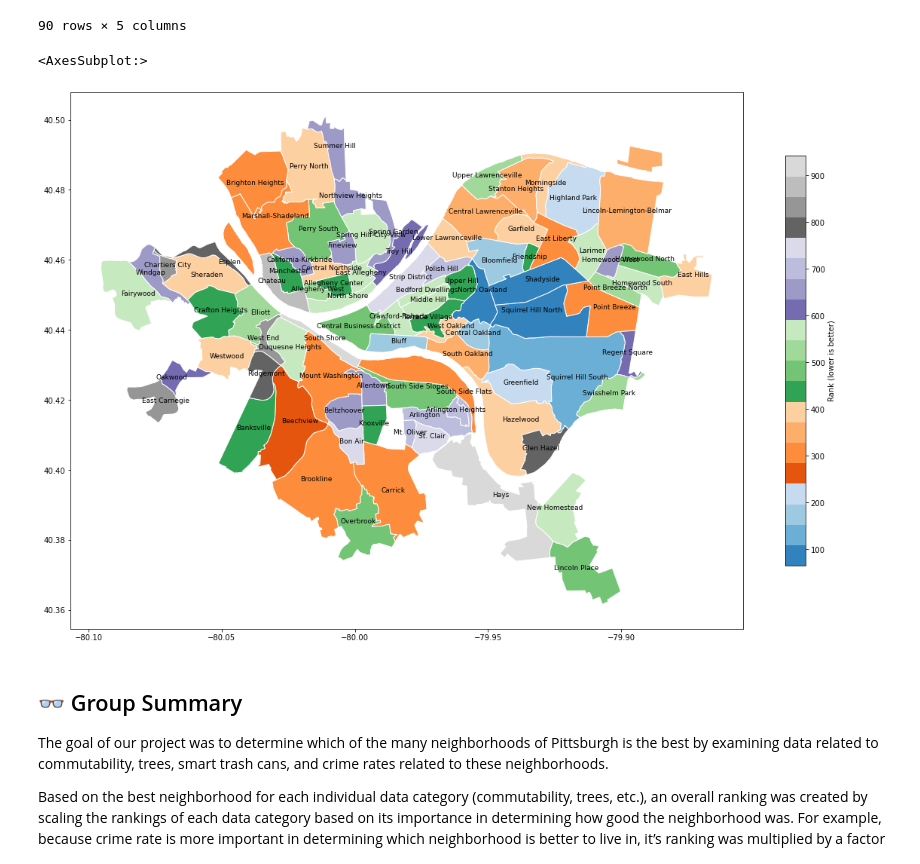
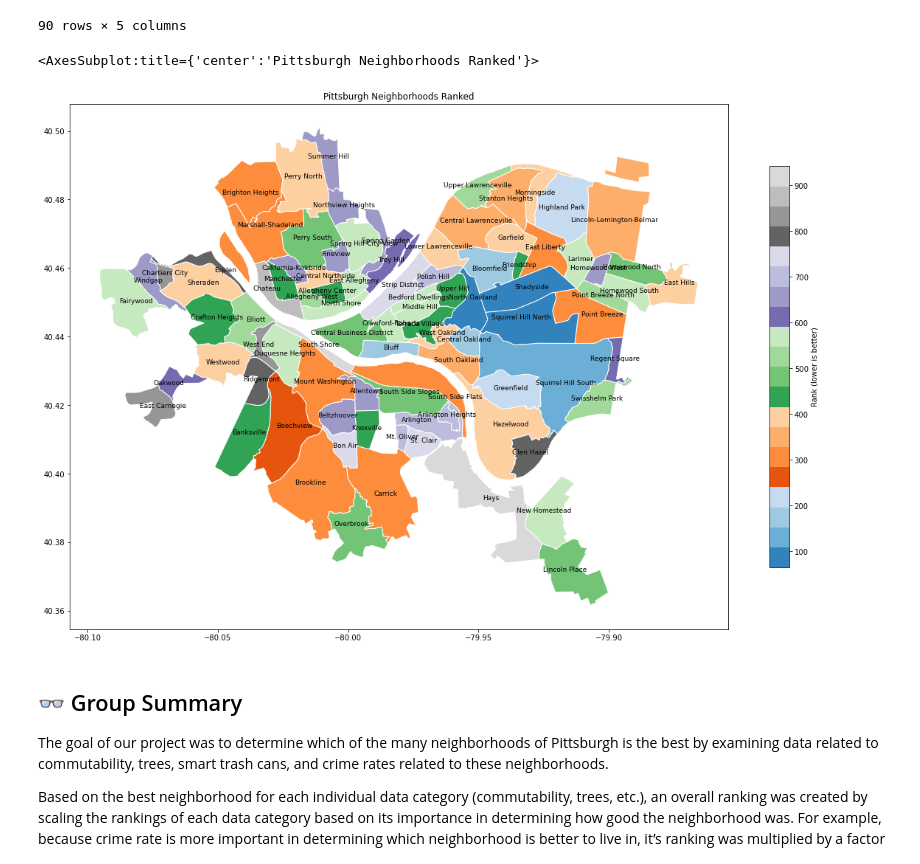
Before and after one commit to hunterbash/0010-final-project, a Jupyter notebook: final.ipynb, the cells around one changed output. Saved outputs shown, nothing was run; the diff lists cells and outputs as text; code cells hidden in the pictures.

```diff
--- a/final.ipynb
+++ b/final.ipynb
@@ -6,18 +6,18 @@
 import pandas as pd
 
 # read census data
-data = pd.read_csv("data/SNAP/Neighborhoods_with_SNAP_data.csv")
+data = pd.read_csv("data/Neighborhoods_with_SNAP_data.csv")
 
 # make easier column names
-data['name'] = data['Neighborhood_2010_HOOD']             # neighborhood name
-data['drive'] = data['SNAP_All_csv_Commute_to_Work__D']   # drive to work alone
+data['name']    = data['Neighborhood_2010_HOOD']          # neighborhood name
+data['drive']   = data['SNAP_All_csv_Commute_to_Work__D'] # drive to work alone
 data['carpool'] = data['SNAP_All_csv_Commute_to_Work__C'] # carpool/vanpool
-data['public'] = data['SNAP_All_csv_Commute_to_Work__P']  # public transit
-data['taxi'] = data['SNAP_All_csv_Commute_to_Work__T']    # taxi
-data['motor'] = data['SNAP_All_csv_Commute_to_Work__M']   # motorcycle
-data['bike'] = data['SNAP_All_csv_Commute_to_Work__B']    # bike
-data['walk'] = data['SNAP_All_csv_Commute_to_Work__W']    # walk
-data['other'] = data['SNAP_All_csv_Commute_to_Work__O']   # other
+data['public']  = data['SNAP_All_csv_Commute_to_Work__P'] # public transit
+data['taxi']    = data['SNAP_All_csv_Commute_to_Work__T'] # taxi
+data['motor']   = data['SNAP_All_csv_Commute_to_Work__M'] # motorcycle
+data['bike']    = data['SNAP_All_csv_Commute_to_Work__B'] # bike
+data['walk']    = data['SNAP_All_csv_Commute_to_Work__W'] # walk
+data['other']   = data['SNAP_All_csv_Commute_to_Work__O'] # other
 
 # clean data
 data = data.fillna(0)
@@ -73,12 +73,7 @@ commute # print
 # %% [markdown]
 ## 🕵️‍♂️ Crime
 # %%
-data['name'] = data['Neighborhood_2010_HOOD']
-#data['score'] = (-1)* data['SNAP_All_csv_Part_1_Crime_per_1']/(data['SNAP_All_csv_Part_1_Crime_per_1'].max())
-
 data['score'] = (((1)* data['SNAP_All_csv_Part_1_Crime_per_1']/(data['SNAP_All_csv_Part_1_Crime_per_1'].max())) + ((0.5)* data['SNAP_All_csv_Part_2_Crime_per_1']/(data['SNAP_All_csv_Part_2_Crime_per_1'].max()))) / data['Pop__2010'] * 100
-#data['score'] = data['score']/data['score'].max()
-
 
 # view results
 crime = data[['name','score']].sort_values(by ='score',ascending=True)
@@ -387,32 +382,33 @@ The best neighborhood in Pittsburgh is... Squirrel Hill North!
 # %%
 import geopandas as gpd
 %matplotlib inline
 from matplotlib import pyplot as plt
 
 # read in map data
 pgh = gpd.read_file("data/Neighborhoods/Neighborhoods_.shp")
 
 # project map data to lat/lon
 pgh['geometry'] = pgh['geometry'].to_crs(epsg=4326)
 
 # add neighborhood labels to map
 def label_map():
     pgh['coords'] = pgh['geometry'].apply(lambda x: x.representative_point().coords[:])
     pgh['coords'] = [coords[0] for coords in pgh['coords']]
     for idx, row in pgh.iterrows():
         plt.annotate(text = row['hood'], xy=row['coords'],
                      horizontalalignment='center', size=9)
 
 # add scores to map
 pgh = pgh.merge(final, how='left', left_on='hood', right_on='name')
 
 # plot map
 fig,ax = plt.subplots(figsize = (20,20)) # plot size
 label_map()
+ax.set_title('Pittsburgh Neighborhoods Ranked')
 pgh.plot(ax=ax, column='sum', edgecolor="white", cmap='tab20c', legend=True, legend_kwds={'label': "Rank (lower is better)", 'shrink': 0.5})
 # %% [output]
-<AxesSubplot:>
+<AxesSubplot:title={'center':'Pittsburgh Neighborhoods Ranked'}>
-[figure, old version]
+[figure, new version]
 # %% [markdown]
 ## 👓 Group Summary
 
```
Also changed, not shown: parts of 1 cell of this notebook, 12 other files.
